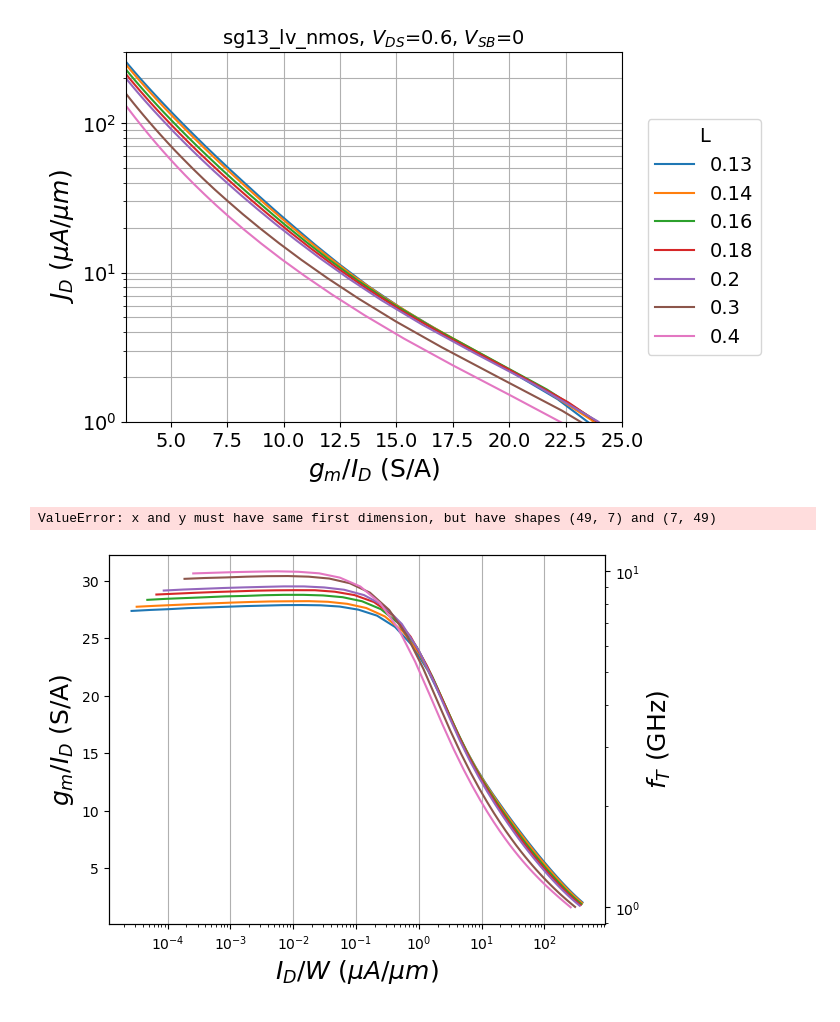
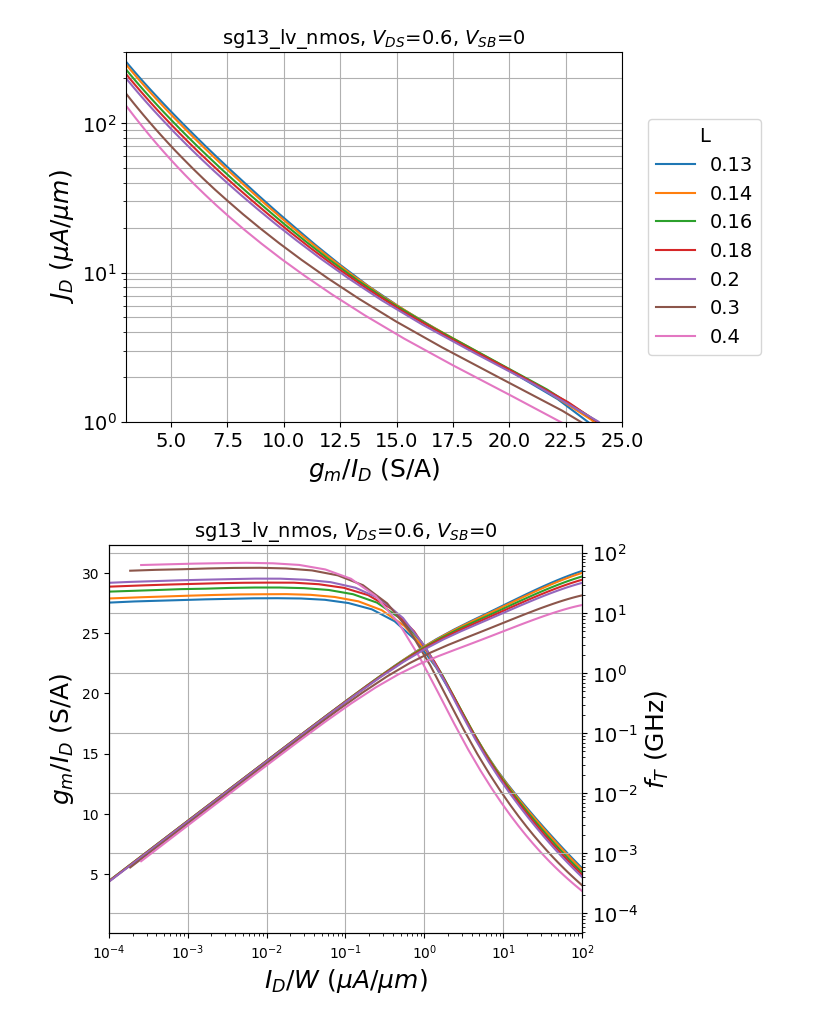
Before and after one commit to bmurmann/CircuitInsights2026, a Jupyter notebook: plots/all_plots_real.ipynb, the cells around one changed output. Drawn from its saved outputs; the diff is of its cells as text; code cells hidden in the pictures.

```diff
--- a/plots/all_plots_real.ipynb
+++ b/plots/all_plots_real.ipynb
@@ -71,30 +71,25 @@ plt.show()
 [figure]
 # %%
 # combo plot
-gm_id1 = fet.lookup('GM_ID', L=L1, VDS=VDS1, VSB=VSB1)
-ft1 = fet.lookup('GM_CGG', L=L1, VDS=VDS1, VSB=VSB1)/2/np.pi
-vt = fet.lookup('VT', L=L1, VGS=0.9, VDS=VDS1, VSB=VSB1)
-
 fig, ax1 = plt.subplots()
 ax1.grid(axis='x')
 ax1.set_xlabel('$I_D/W$ ($\mu A/\mu m$)', fontsize=18)
 ax1.set_ylabel('$g_m/I_D$ (S/A)', fontsize=18)
 ax1.semilogx(jd2.transpose(), gm_id2.transpose(), )
 
 ax1.tick_params(axis='y')
 ax2 = ax1.twinx()
 ax2.set_ylabel('$f_T$ (GHz)', fontsize=18)
-ax2.loglog(jd2.transpose(), ft1/1e9)
+ax2.loglog(jd2.transpose(), ft2.transpose()/1e9)
 ax2.tick_params(axis='y')
 #ax2.legend(loc='center right', title='L', labels=L1.tolist(), bbox_to_anchor=(1.3, 0.5), title_fontsize=14, fontsize=14)
 
 fig.tight_layout()
 plt.title(dev+', $V_{DS}$='+str(VDS1)+', $V_{SB}$='+str(VSB1), fontsize=14)
 plt.xlim(1e-4, 1e2)
 plt.xticks(fontsize=14)
 plt.yticks(fontsize=14)
 plt.grid(which='major')
 plt.show()
 # %% [output]
-ValueError: x and y must have same first dimension, but have shapes (49, 7) and (7, 49)
-[figure, old version]
+[figure, new version]
```
Also changed, not shown: parts of 1 cell of this notebook, 7 other files.
